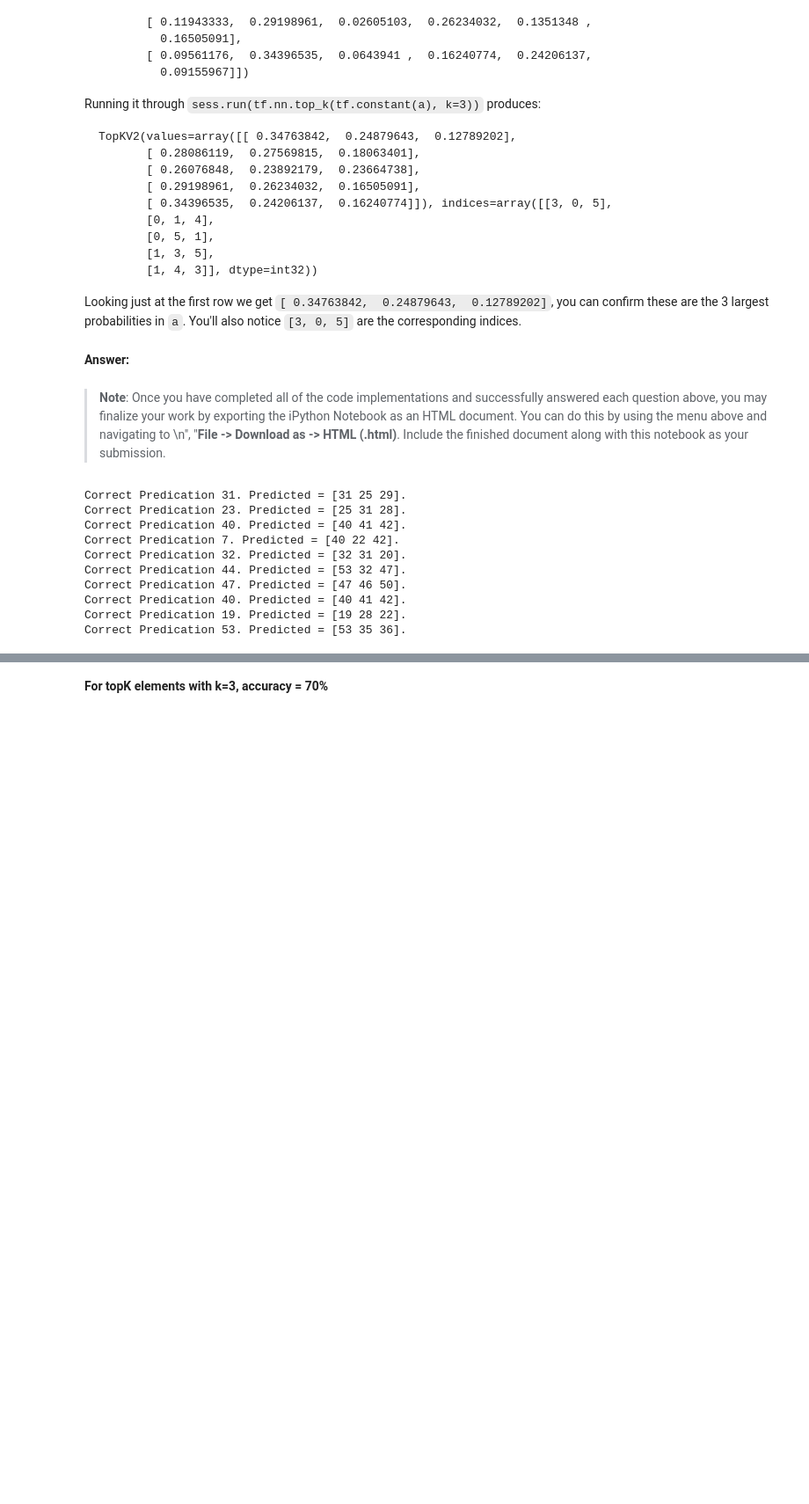
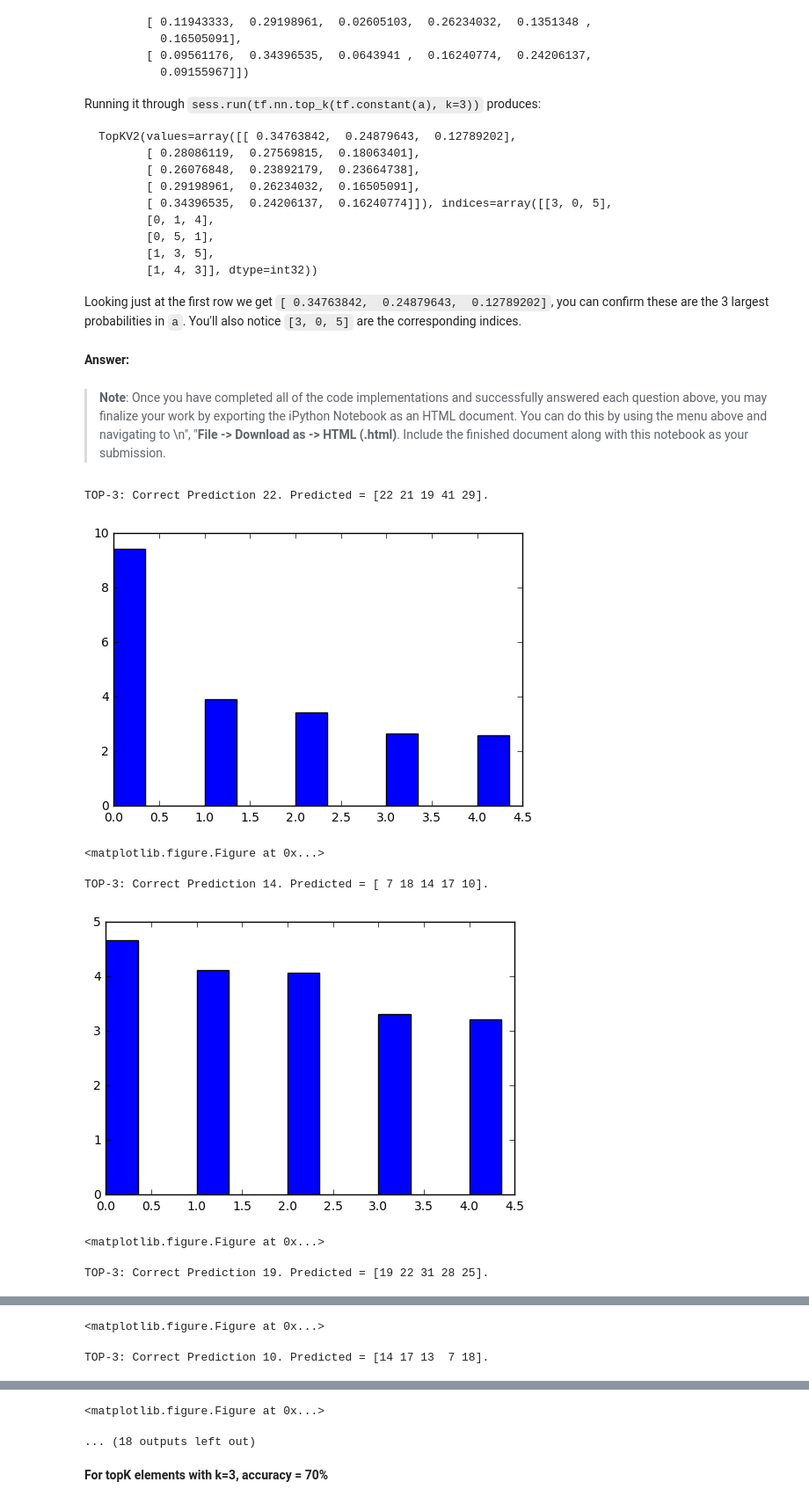
Before and after one commit to vermapratyush/CarND-Traffic-Sign-Classifier-Project, a Jupyter notebook: Traffic_Sign_Classifier.ipynb, the cells around one changed output, grey strips where cells are left out. Shown: that part at 88% size. Cells and saved outputs as stored; diff of their text form; code cells hidden in the pictures; blank space fills up the shorter version.

```diff
--- a/Traffic_Sign_Classifier.ipynb
+++ b/Traffic_Sign_Classifier.ipynb
@@ -754,26 +746,25 @@ Looking just at the first row we get `[ 0.34763842,  0.24879643,  0.12789202]`,
 # %%
 #sess.run(tf.nn.top_k(tf.constant(a), k=3))
 
 one_hot_y = tf.one_hot(y_test, n_classes)
 
 with tf.Session() as sess:
 
 
     saver.restore(sess, tf.train.latest_checkpoint('.'))
 
-    p = sess.run(tf.nn.top_k(logits, k=3), feed_dict={x: X_test, y: y_test, d1:1, d2:1, d3:1})
-
+    p = sess.run(tf.nn.top_k(logits, k=5), feed_dict={x: X_test, y: y_test, d1:1, d2:1, d3:1})
 
     for i in range(p.indices.shape[0]):
-        print("Correct Predication {}. Predicted = {}.".format(y_test[i], p.indices[i]))
+        print("TOP-3: Correct Prediction {}. Predicted = {}.".format(y_test[i], p.indices[i][0:5]))
+        plt.bar(np.arange(0, 5), p.values[i], 0.35)
+        plt.figure(figsize=(1,1))
+        plt.show()
 # %% [output]
-Correct Predication 31. Predicted = [31 25 29].
-Correct Predication 23. Predicted = [25 31 28].
-Correct Predication 40. Predicted = [40 41 42].
-Correct Predication 7. Predicted = [40 22 42].
-Correct Predication 32. Predicted = [32 31 20].
-Correct Predication 44. Predicted = [53 32 47].
-Correct Predication 47. Predicted = [47 46 50].
-Correct Predication 40. Predicted = [40 41 42].
-Correct Predication 19. Predicted = [19 28 22].
-Correct Predication 53. Predicted = [53 35 36].
+TOP-3: Correct Prediction 22. Predicted = [22 21 19 41 29].
+[figure, added]
+<matplotlib.figure.Figure at 0x...>
+TOP-3: Correct Prediction 14. Predicted = [ 7 18 14 17 10].
+[figure, added]
+<matplotlib.figure.Figure at 0x...>
+TOP-3: Correct Prediction 19. Predicted = [19 22 31 28 25].
@@ -779,0 +772,2 @@ Correct Predication 53. Predicted = [53 35 36].
+<matplotlib.figure.Figure at 0x...>
+TOP-3: Correct Prediction 10. Predicted = [14 17 13  7 18].
@@ -780,2 +775,4 @@ Correct Predication 53. Predicted = [53 35 36].
+<matplotlib.figure.Figure at 0x...>
+... (18 outputs left out)
 # %% [markdown]
 **For topK elements with k=3, accuracy = 70%**
```
Also changed, not shown: parts of 11 cells of this notebook, 1 other file.
